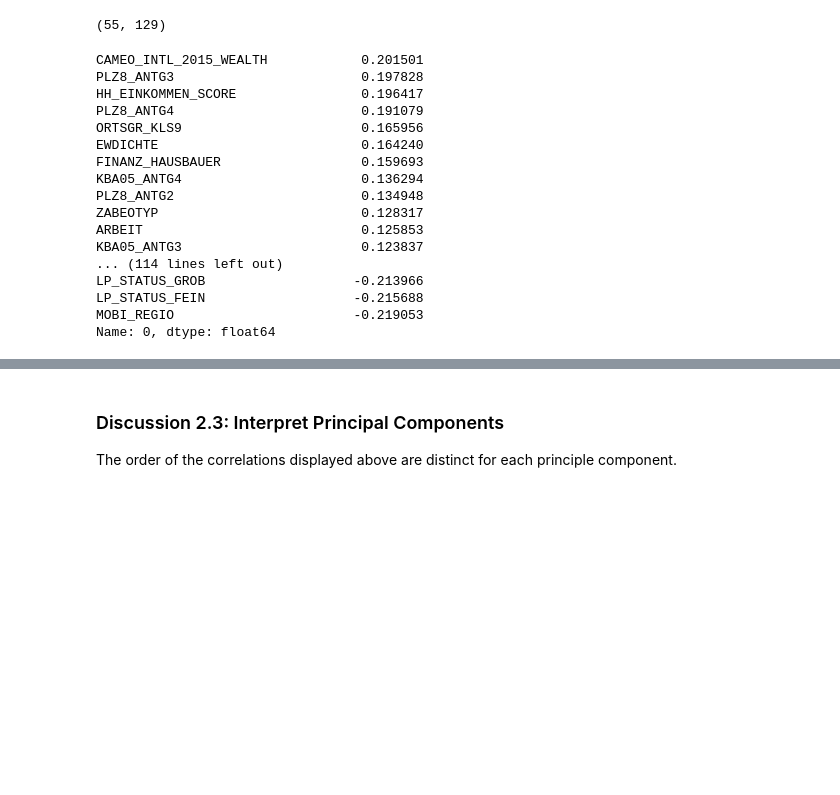
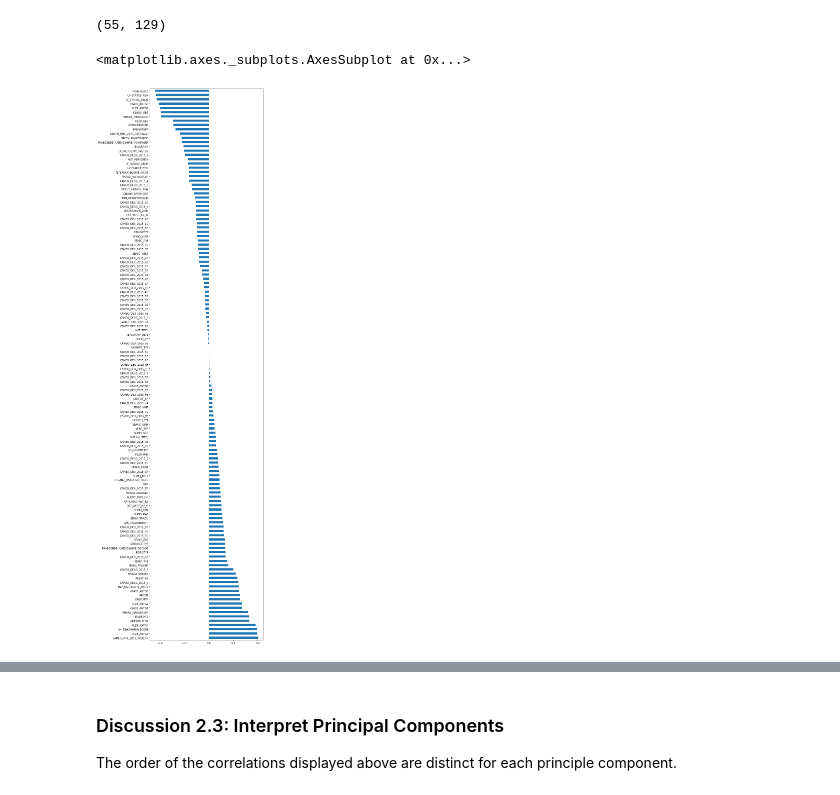
Before and after one commit to ahmedag91/Customer-Segmentation-Using-ML, a Jupyter notebook: Identify_Customer_Segments.ipynb, the cells around one changed output, grey strips where cells are left out. Cells and saved outputs as stored; diff of their text form; code cells hidden in the pictures; blank space fills up the shorter version.

```diff
--- a/Identify_Customer_Segments.ipynb
+++ b/Identify_Customer_Segments.ipynb
@@ -976,29 +977,15 @@ def map_weights(pca_components, pca_comp = 0, cols = azdias.columns):
 # %%
 # Map weights for the first principal component to corresponding feature names
 # and then print the linked values, sorted by weight.
 # HINT: Try defining a function here or in a new cell that you can reuse in the
 # other cells.
 pca_idx = 0
 corr = map_weights(pca_components=pca.components_, pca_comp=pca_idx)
-display(corr)
+fig = plt.figure(2, figsize=(8, 40))
+corr.plot.barh()
 # %% [output]
-CAMEO_INTL_2015_WEALTH            0.201501
-PLZ8_ANTG3                        0.197828
-HH_EINKOMMEN_SCORE                0.196417
-PLZ8_ANTG4                        0.191079
-ORTSGR_KLS9                       0.165956
-EWDICHTE                          0.164240
-FINANZ_HAUSBAUER                  0.159693
-KBA05_ANTG4                       0.136294
-PLZ8_ANTG2                        0.134948
-ZABEOTYP                          0.128317
-ARBEIT                            0.125853
-KBA05_ANTG3                       0.123837
-... (114 lines left out)
-LP_STATUS_GROB                   -0.213966
-LP_STATUS_FEIN                   -0.215688
-MOBI_REGIO                       -0.219053
-Name: 0, dtype: float64
+<matplotlib.axes._subplots.AxesSubplot at 0x...>
+[figure, added]
 # %%
 # Map weights for the second principal component to corresponding feature names
 # and then print the linked values, sorted by weight.
```
Also changed, not shown: parts of 14 cells of this notebook, 1 other file.
